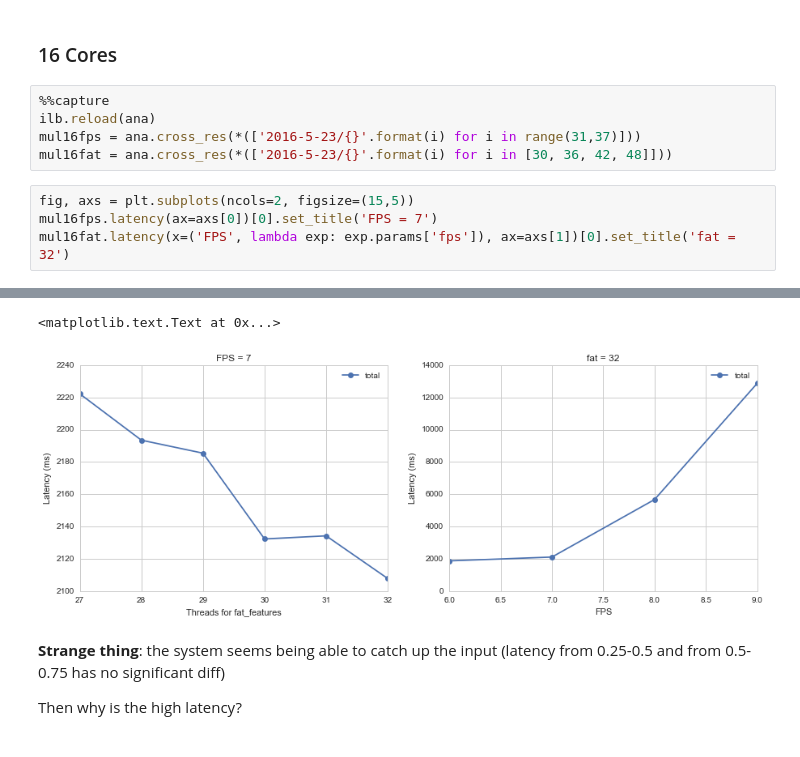
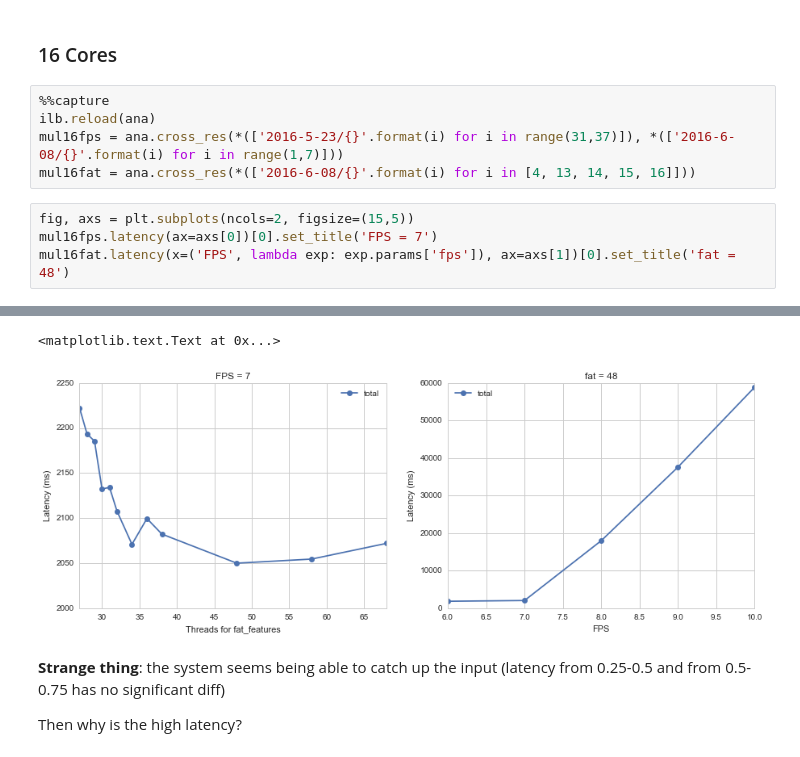
Before and after one commit to Aetf/remotelog, a Jupyter notebook: Exp-Res.ipynb, the cells around one changed output, grey strips where cells are left out. Cells and saved outputs as stored; diff of their text form.

```diff
--- a/Exp-Res.ipynb
+++ b/Exp-Res.ipynb
@@ -251,10 +295,10 @@ WARNING: <exp 2016-5-23/13 nodes:1, FPS:3, topo: 1+3+1>: possibly bad data, late
 # %%
 %%capture
 ilb.reload(ana)
-mul16fps = ana.cross_res(*(['2016-5-23/{}'.format(i) for i in range(31,37)]))
-mul16fat = ana.cross_res(*(['2016-5-23/{}'.format(i) for i in [30, 36, 42, 48]]))
+mul16fps = ana.cross_res(*(['2016-5-23/{}'.format(i) for i in range(31,37)]), *(['2016-6-08/{}'.format(i) for i in range(1,7)]))
+mul16fat = ana.cross_res(*(['2016-6-08/{}'.format(i) for i in [4, 13, 14, 15, 16]]))
 # %%
 fig, axs = plt.subplots(ncols=2, figsize=(15,5))
 mul16fps.latency(ax=axs[0])[0].set_title('FPS = 7')
-mul16fat.latency(x=('FPS', lambda exp: exp.params['fps']), ax=axs[1])[0].set_title('fat = 32')
+mul16fat.latency(x=('FPS', lambda exp: exp.params['fps']), ax=axs[1])[0].set_title('fat = 48')
 # %% [output]
@@ -265,5 +308,5 @@ WARNING: <exp 2016-5-23/48 nodes:1, FPS:9, topo: 1+32+1>: possibly bad data, lat
 <matplotlib.text.Text at 0x...>
-[figure, old version]
+[figure, new version]
 # %% [markdown]
 __Strange thing__: the system seems being able to catch up the input (latency from 0.25-0.5 and from 0.5-0.75 has no significant diff)
 
```
Also changed, not shown: parts of 26 cells of this notebook.
